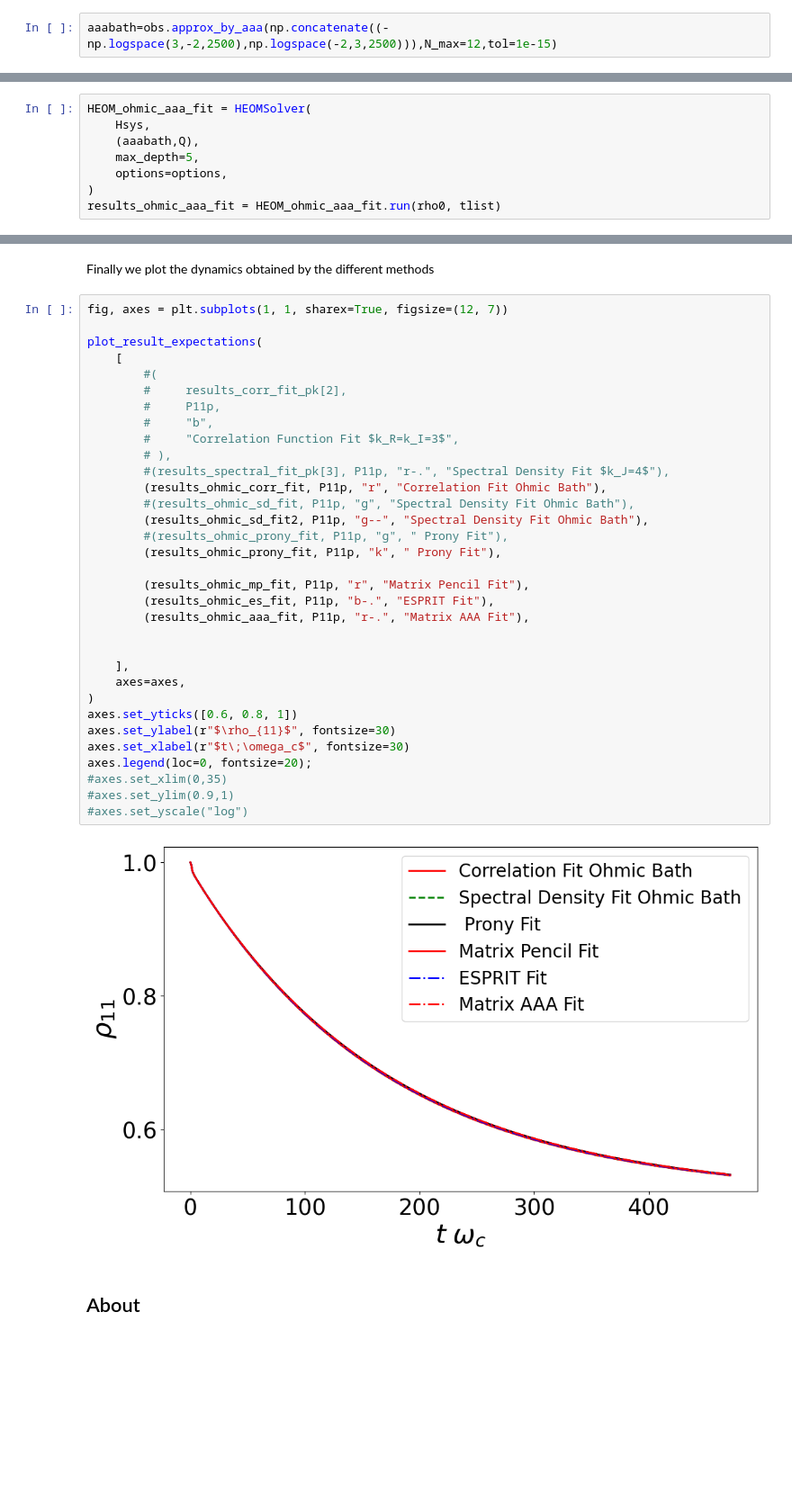
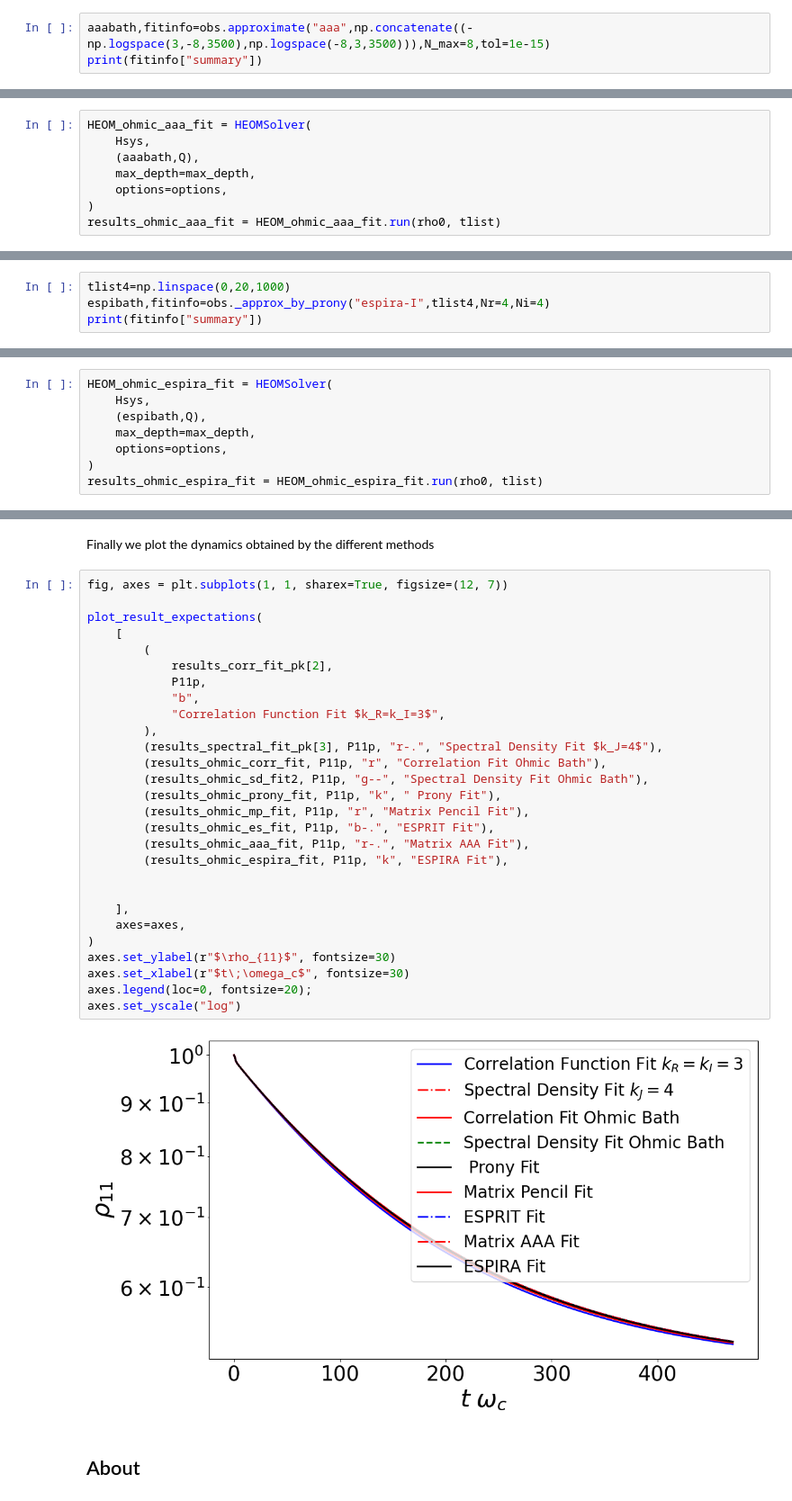
Before and after one commit to qutip/qutip-tutorials, a Jupyter notebook: tutorials-v5/heom/heom-1d-spin-bath-model-ohmic-fitting.ipynb, the cells around one changed output, grey strips where cells are left out. Shown at 90% size. Cells and saved outputs as stored; diff of their text form; blank space fills up the shorter version.

```diff
--- a/tutorials-v5/heom/heom-1d-spin-bath-model-ohmic-fitting.ipynb
+++ b/tutorials-v5/heom/heom-1d-spin-bath-model-ohmic-fitting.ipynb
@@ -987,5 +1053,6 @@ gen_plots(esbath, w, J, t, C, w2, S)
 # %% [markdown]
 ## Using the AAA Algorithm
 # %%
-aaabath=obs.approx_by_aaa(np.concatenate((-np.logspace(3,-2,2500),np.logspace(-2,3,2500))),N_max=12,tol=1e-15)
+aaabath,fitinfo=obs.approximate("aaa",np.concatenate((-np.logspace(3,-8,3500),np.logspace(-8,3,3500))),N_max=8,tol=1e-15)
+print(fitinfo["summary"])
 # %% [output]
@@ -1014,7 +1072,7 @@ plt.legend()
 HEOM_ohmic_aaa_fit = HEOMSolver(
     Hsys,
     (aaabath,Q),
-    max_depth=5,
+    max_depth=max_depth,
     options=options,
 )
 results_ohmic_aaa_fit = HEOM_ohmic_aaa_fit.run(rho0, tlist)
@@ -1026,0 +1097,4 @@ gen_plots(aaabath, w, J, t, C, w2, S)
+# %%
+tlist4=np.linspace(0,20,1000)
+espibath,fitinfo=obs._approx_by_prony("espira-I",tlist4,Nr=4,Ni=4)
+print(fitinfo["summary"])
@@ -1026,0 +1116,8 @@ gen_plots(aaabath, w, J, t, C, w2, S)
+# %%
+HEOM_ohmic_espira_fit = HEOMSolver(
+    Hsys,
+    (espibath,Q),
+    max_depth=max_depth,
+    options=options,
+)
+results_ohmic_espira_fit = HEOM_ohmic_espira_fit.run(rho0, tlist)
@@ -1029,38 +1138,33 @@ Finally we plot the dynamics obtained by the different methods
 # %%
 fig, axes = plt.subplots(1, 1, sharex=True, figsize=(12, 7))
 
 plot_result_expectations(
     [
-        #(
-        #     results_corr_fit_pk[2],
-        #     P11p,
-        #     "b",
-        #     "Correlation Function Fit $k_R=k_I=3$",
-        # ),
-        #(results_spectral_fit_pk[3], P11p, "r-.", "Spectral Density Fit $k_J=4$"),
+        (
+            results_corr_fit_pk[2],
+            P11p,
+            "b",
+            "Correlation Function Fit $k_R=k_I=3$",
+        ),
+        (results_spectral_fit_pk[3], P11p, "r-.", "Spectral Density Fit $k_J=4$"),
         (results_ohmic_corr_fit, P11p, "r", "Correlation Fit Ohmic Bath"),
-        #(results_ohmic_sd_fit, P11p, "g", "Spectral Density Fit Ohmic Bath"),
         (results_ohmic_sd_fit2, P11p, "g--", "Spectral Density Fit Ohmic Bath"),
-        #(results_ohmic_prony_fit, P11p, "g", " Prony Fit"),
         (results_ohmic_prony_fit, P11p, "k", " Prony Fit"),
-
         (results_ohmic_mp_fit, P11p, "r", "Matrix Pencil Fit"),
         (results_ohmic_es_fit, P11p, "b-.", "ESPRIT Fit"),
         (results_ohmic_aaa_fit, P11p, "r-.", "Matrix AAA Fit"),
+        (results_ohmic_espira_fit, P11p, "k", "ESPIRA Fit"),
 
 
     ],
     axes=axes,
 )
-axes.set_yticks([0.6, 0.8, 1])
 axes.set_ylabel(r"$\rho_{11}$", fontsize=30)
 axes.set_xlabel(r"$t\;\omega_c$", fontsize=30)
 axes.legend(loc=0, fontsize=20);
-#axes.set_xlim(0,35)
-#axes.set_ylim(0.9,1)
-#axes.set_yscale("log")
+axes.set_yscale("log")
 # %% [output]
-[figure, old version]
+[figure, new version]
 # %% [markdown]
 ## About
 # %%
```
Also changed, not shown: parts of 50 cells of this notebook, 13 other files.
